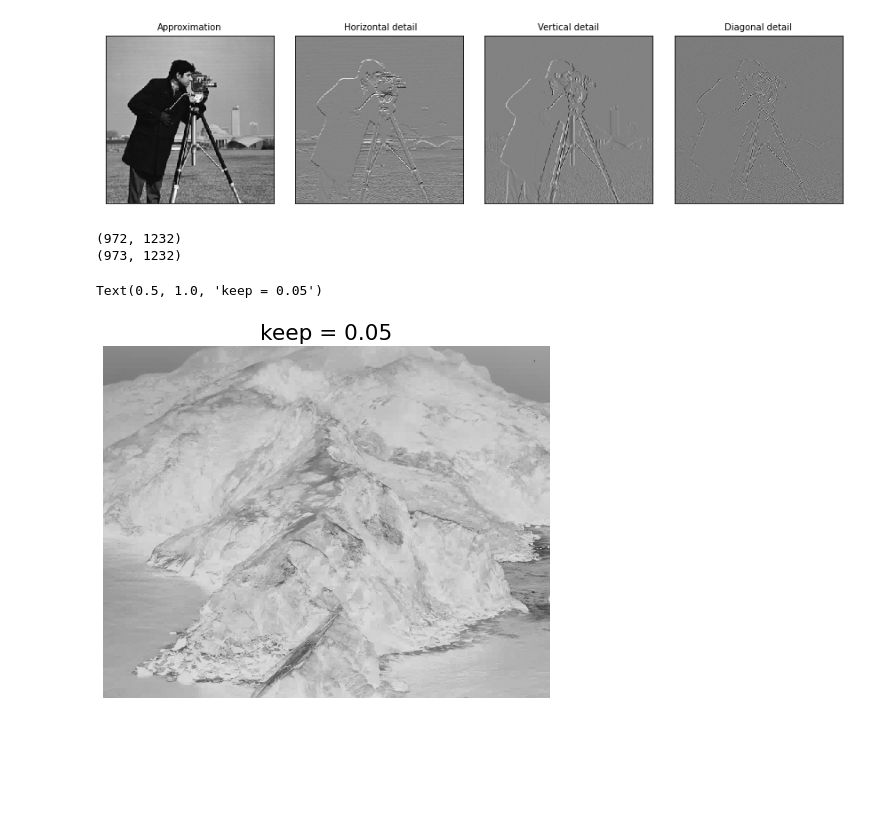
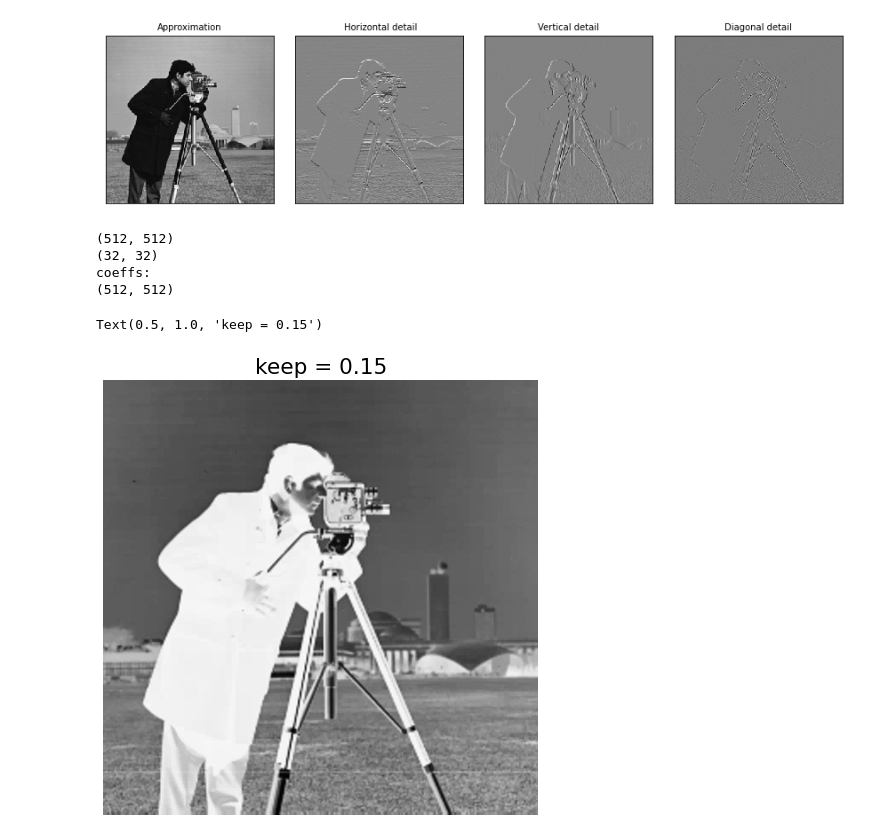
Before and after one commit to gerarddo/engineering-project-second-cut, a Jupyter notebook: compression-algorithm-POF.ipynb, the cells around one changed output. Cells and saved outputs as stored; diff of their text form; code cells hidden in the pictures; blank space fills up the shorter version.

```diff
--- a/compression-algorithm-POF.ipynb
+++ b/compression-algorithm-POF.ipynb
@@ -33,40 +33,44 @@ import matplotlib.pyplot as plt
 import os
 import pywt
 plt.rcParams['figure.figsize']
 plt.rcParams.update({'font.size':18})
 
 A = imread(os.path.join('image.png'))
 B = np.mean(A, -1) # convert rgb to grayscale
+B = pywt.data.camera()
 print(B.shape)
 n = 4
 w = 'db1'
 
 coeffs = pywt.wavedec2(B,wavelet=w,level=n) # The dwt2() function performs single level 2D Discrete Wavelet Transform.
-
+print(np.array(coeffs[0]).shape)
 coeff_arr, coeff_slices = pywt.coeffs_to_array(coeffs)
 #print(coeffs.shape)
-print(coeff_arr.shape)
+print('coeffs:')
+print(np.array(coeff_arr).shape)
 Csort = np.sort(np.abs(coeff_arr.reshape(-1)))
 
-keep = 0.05
+keep = 0.15
 
 thresh = Csort[int(np.floor((1-keep)*len(Csort)))]
 ind = np.abs(coeff_arr) > thresh
 Cfilt = coeff_arr * ind
 
 coeffs_filt = pywt.array_to_coeffs(Cfilt,coeff_slices,output_format='wavedec2')
 
 Arecon = pywt.waverec2(coeffs_filt,wavelet=w)
 plt.figure()
 plt.imshow(Arecon,cmap='gray_r')
 plt.axis('off')
 plt.rcParams['figure.figsize'] = [8,8]
 plt.title('keep = ' + str(keep))
 # %% [output]
-(972, 1232)
-(973, 1232)
+(512, 512)
+(32, 32)
+coeffs:
+(512, 512)
-Text(0.5, 1.0, 'keep = 0.05')
+Text(0.5, 1.0, 'keep = 0.15')
-[figure, old version]
+[figure, new version]
 # %%
 A = imread(’../../CH01_SVD/DATA/dog.jpg’);
 B = rgb2gray(A); % Convert to grayscale image
```
